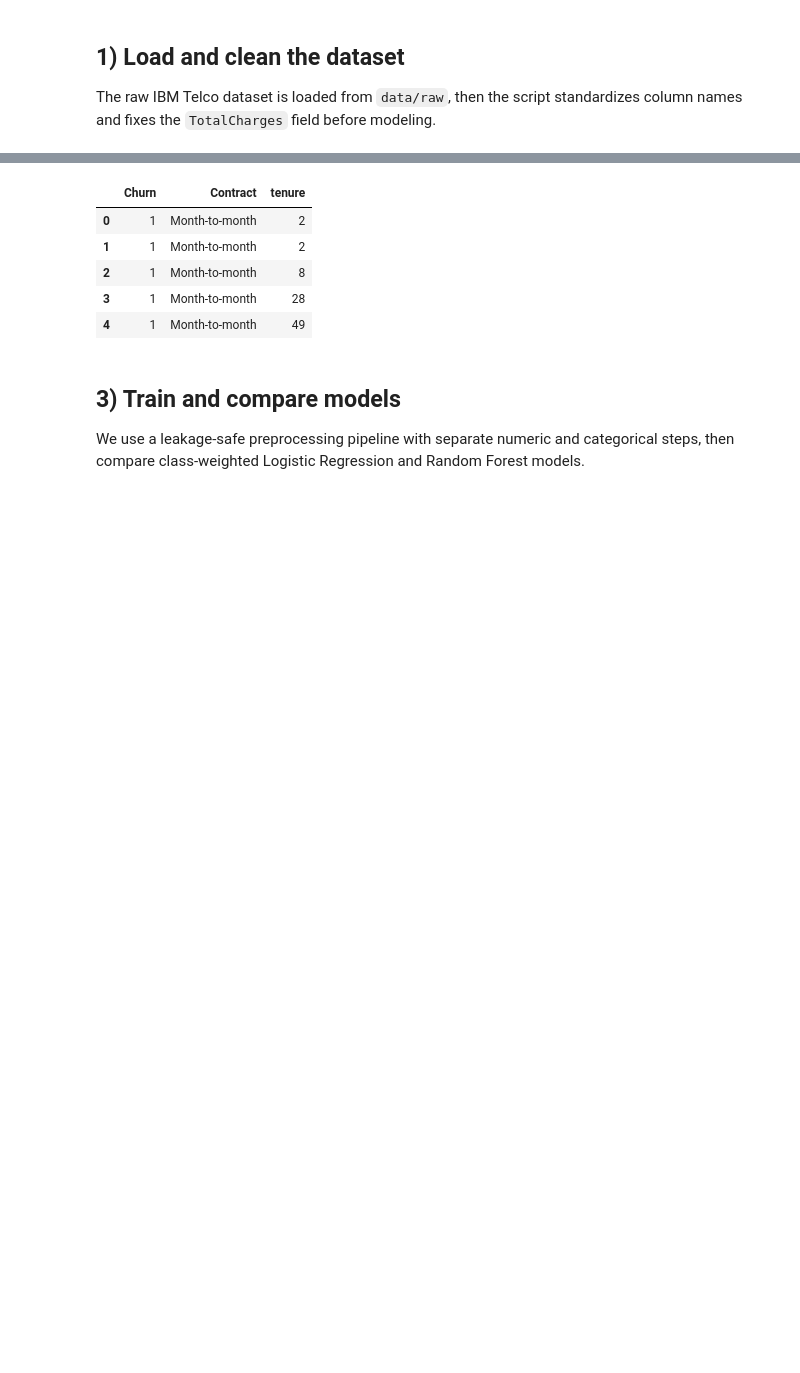
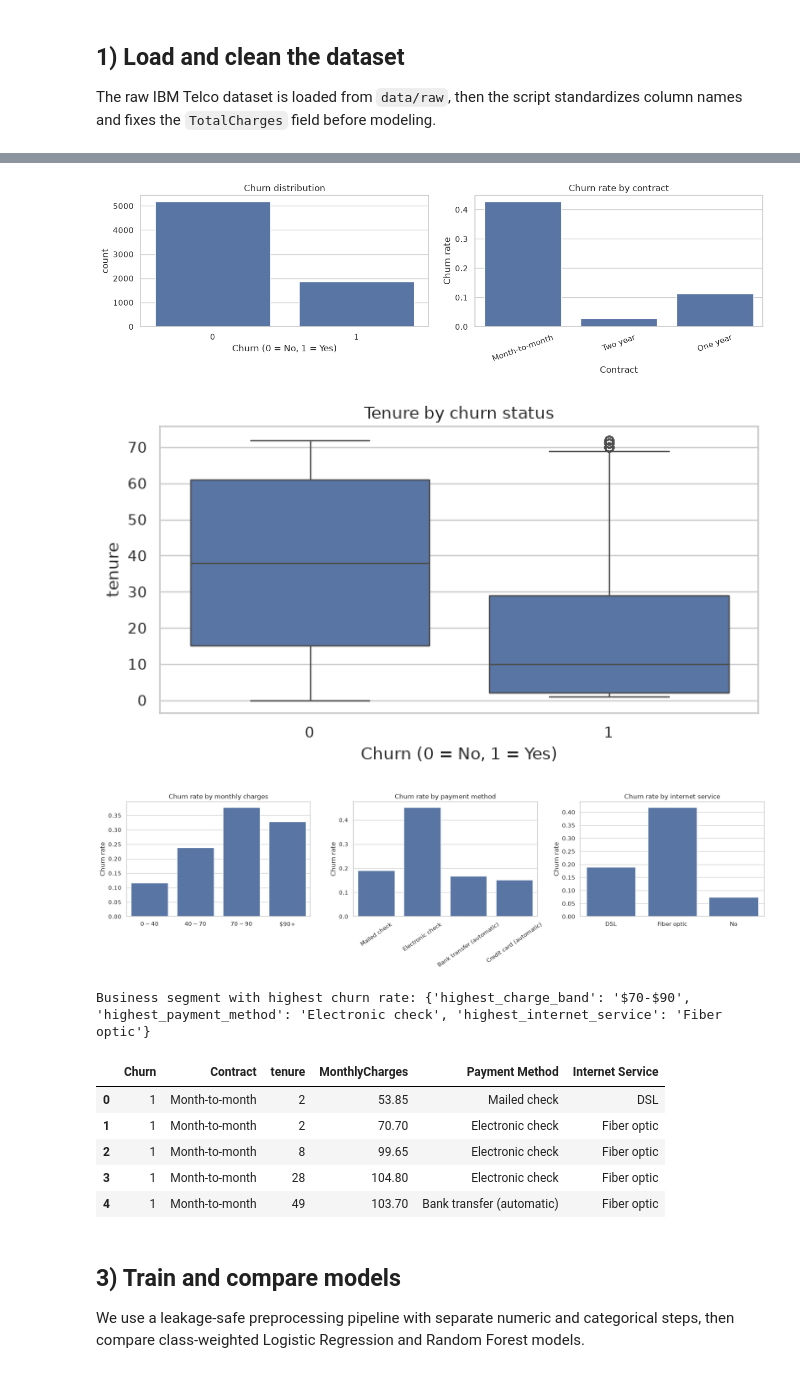
Before and after one commit to javariaqadeer94/customer-churn-prediction, a Jupyter notebook: notebooks/churn_model.ipynb, the cells around one changed output, grey strips where cells are left out. Drawn from its saved outputs; the diff is of its cells as text; code cells hidden in the pictures; blank space fills up the shorter version.

```diff
--- a/notebooks/churn_model.ipynb
+++ b/notebooks/churn_model.ipynb
@@ -71,6 +72,13 @@ df = df.rename(columns={
     "Churn Label": "Churn",
 })
 
+leakage_cols = ["Churn Value", "Churn Score", "Churn Reason"]
+redundant_cols = ["Count", "Country", "State"]
+geographic_cols = ["City", "Zip Code", "Lat Long", "Latitude", "Longitude"]
+for col in leakage_cols + redundant_cols + geographic_cols:
+    if col in df.columns:
+        df = df.drop(columns=col)
+
 if "TotalCharges" in df:
     df["TotalCharges"] = pd.to_numeric(
         df["TotalCharges"].replace(r"^\s*$", np.nan, regex=True), errors="coerce"
@@ -81,6 +89,11 @@ if "Churn" not in df:
     raise ValueError("Expected a Churn column")
 df["Churn"] = df["Churn"].map({"Yes": 1, "No": 0}).astype("int8")
 
+removed_predictors = set(leakage_cols + geographic_cols).intersection(df.columns)
+if removed_predictors:
+    raise AssertionError(f"Excluded predictors remain: {sorted(removed_predictors)}")
+print("\nLeakage and geographic predictors excluded successfully.")
+print("Remaining columns:\n", df.columns.tolist())
 print("\nMissing values after cleaning (remaining values are imputed in pipelines):\n",
       df.isna().sum().sort_values(ascending=False))
 df.head()
@@ -116,33 +129,78 @@ A small EDA helps confirm churn concentration by contract type and tenure before
 # %%
 fig, axes = plt.subplots(1, 2, figsize=(13, 4))
 sns.countplot(data=df, x="Churn", ax=axes[0])
 axes[0].set_title("Churn distribution")
+axes[0].set_xlabel("Churn (0 = No, 1 = Yes)")
 
 if "Contract" in df:
-    sns.countplot(data=df, x="Contract", hue="Churn", ax=axes[1])
+    sns.barplot(data=df, x="Contract", y="Churn", errorbar=None, ax=axes[1])
+    axes[1].set_ylabel("Churn rate")
     axes[1].tick_params(axis="x", rotation=20)
-    axes[1].set_title("Churn by contract")
+    axes[1].set_title("Churn rate by contract")
 
 plt.tight_layout()
 fig.savefig(FIGURES / "eda.png", dpi=150)
+display(fig)
 plt.close(fig)
 
 if "tenure" in df:
     fig = plt.figure(figsize=(7, 4))
     sns.boxplot(data=df, x="Churn", y="tenure")
     plt.title("Tenure by churn status")
+    plt.xlabel("Churn (0 = No, 1 = Yes)")
     plt.tight_layout()
     fig.savefig(FIGURES / "tenure_by_churn.png", dpi=150)
+    display(fig)
     plt.close(fig)
 
-df[["Churn", "Contract", "tenure"]].head()
+# Business drivers: compare churn rates across actionable customer segments.
+eda_df = df.copy()
+eda_df["Monthly charge band"] = pd.cut(
+    eda_df["MonthlyCharges"],
+    bins=[0, 40, 70, 90, np.inf],
+    labels=["$0-$40", "$40-$70", "$70-$90", "$90+"],
+)
+fig, axes = plt.subplots(1, 3, figsize=(18, 5))
+
+sns.barplot(data=eda_df, x="Monthly charge band", y="Churn", errorbar=None, ax=axes[0])
+axes[0].set_title("Churn rate by monthly charges")
+axes[0].set_ylabel("Churn rate")
+axes[0].set_xlabel("")
+
+sns.barplot(data=eda_df, x="Payment Method", y="Churn", errorbar=None, ax=axes[1])
+axes[1].set_title("Churn rate by payment method")
+axes[1].set_ylabel("Churn rate")
+axes[1].set_xlabel("")
+axes[1].tick_params(axis="x", rotation=35)
+
+sns.barplot(data=eda_df, x="Internet Service", y="Churn", errorbar=None, ax=axes[2])
+axes[2].set_title("Churn rate by internet service")
+axes[2].set_ylabel("Churn rate")
+axes[2].set_xlabel("")
+
+plt.tight_layout()
+fig.savefig(FIGURES / "business_churn_drivers.png", dpi=150)
+display(fig)
+plt.close(fig)
+
+business_rates = {
+    "highest_charge_band": eda_df.groupby("Monthly charge band", observed=False)["Churn"].mean().idxmax(),
+    "highest_payment_method": df.groupby("Payment Method", observed=False)["Churn"].mean().idxmax(),
+    "highest_internet_service": df.groupby("Internet Service", observed=False)["Churn"].mean().idxmax(),
+}
+print("Business segment with highest churn rate:", business_rates)
+df[["Churn", "Contract", "tenure", "MonthlyCharges", "Payment Method", "Internet Service"]].head()
 # %% [output]
+[figure, added]
+[figure, added]
+[figure, added]
+Business segment with highest churn rate: {'highest_charge_band': '$70-$90', 'highest_payment_method': 'Electronic check', 'highest_internet_service': 'Fiber optic'}
-|  | Churn | Contract | tenure |
-| 0 | 1 | Month-to-month | 2 |
-| 1 | 1 | Month-to-month | 2 |
-| 2 | 1 | Month-to-month | 8 |
-| 3 | 1 | Month-to-month | 28 |
-| 4 | 1 | Month-to-month | 49 |
+|  | Churn | Contract | tenure | MonthlyCharges | Payment Method | Internet Service |
+| 0 | 1 | Month-to-month | 2 | 53.85 | Mailed check | DSL |
+| 1 | 1 | Month-to-month | 2 | 70.70 | Electronic check | Fiber optic |
+| 2 | 1 | Month-to-month | 8 | 99.65 | Electronic check | Fiber optic |
+| 3 | 1 | Month-to-month | 28 | 104.80 | Electronic check | Fiber optic |
+| 4 | 1 | Month-to-month | 49 | 103.70 | Bank transfer (automatic) | Fiber optic |
 # %% [markdown]
 ## 3) Train and compare models
 
```
Also changed, not shown: parts of 6 cells of this notebook, 12 other files.
